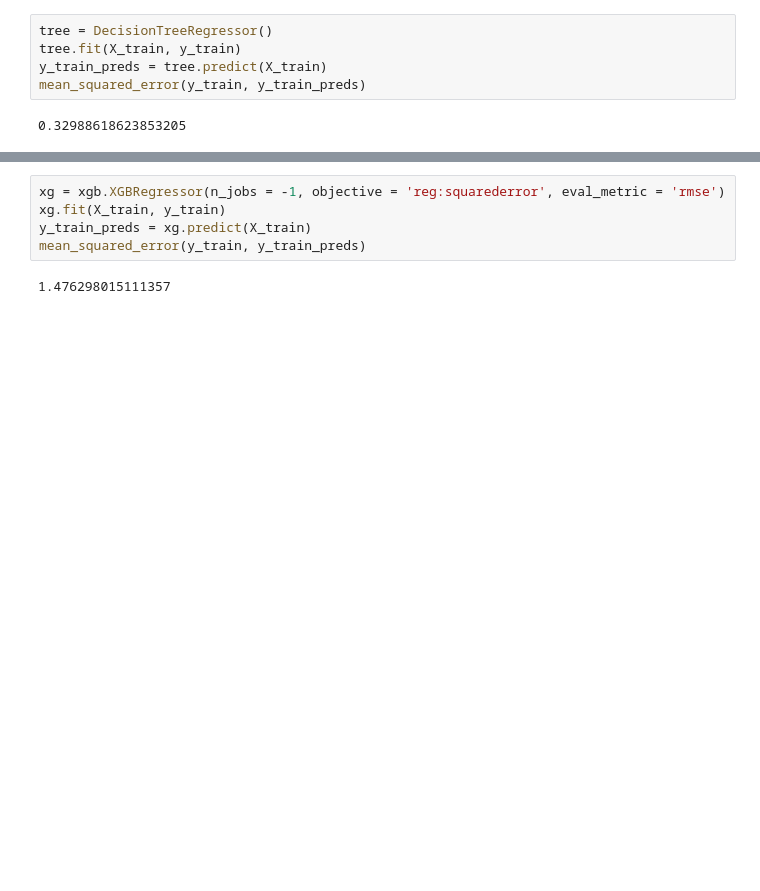
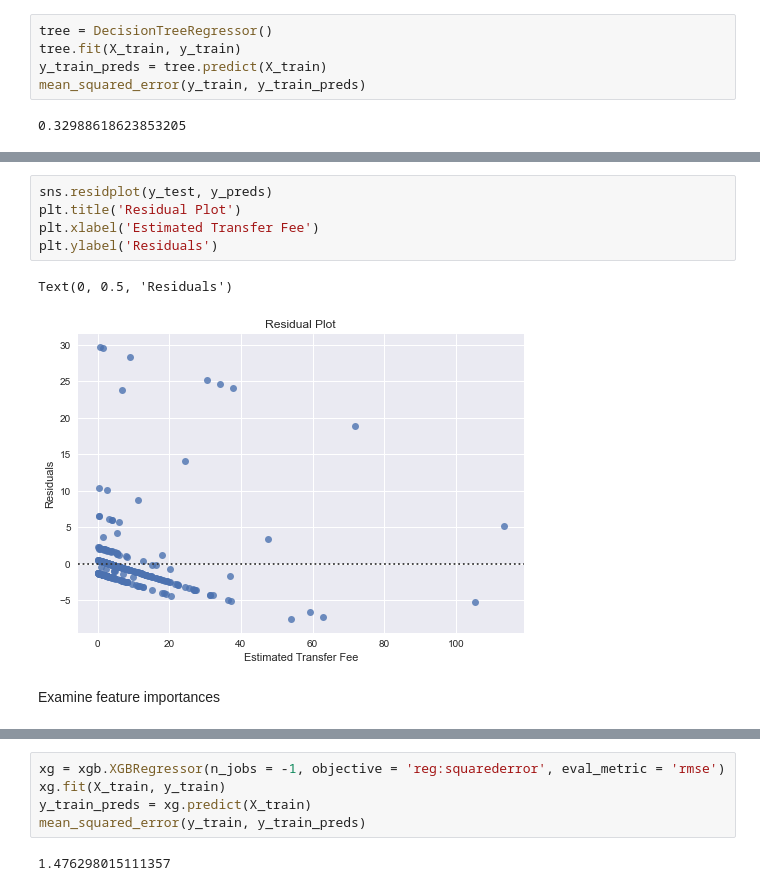
Before and after one commit to esadsetts/Mod_5_Project, a Jupyter notebook: Modeling.ipynb, the cells around one changed output, grey strips where cells are left out. Drawn from its saved outputs; the diff is of its cells as text; blank space fills up the shorter version.

```diff
--- a/Modeling.ipynb
+++ b/Modeling.ipynb
@@ -616,0 +620,10 @@ Fitting 5 folds for each of 294 candidates, totalling 1470 fits
+# %%
+sns.residplot(y_test, y_preds)
+plt.title('Residual Plot')
+plt.xlabel('Estimated Transfer Fee')
+plt.ylabel('Residuals')
+# %% [output]
+Text(0, 0.5, 'Residuals')
+[figure, added]
+# %% [markdown]
+Examine feature importances
```
Also changed, not shown: parts of 14 cells of this notebook, 1 other file.
